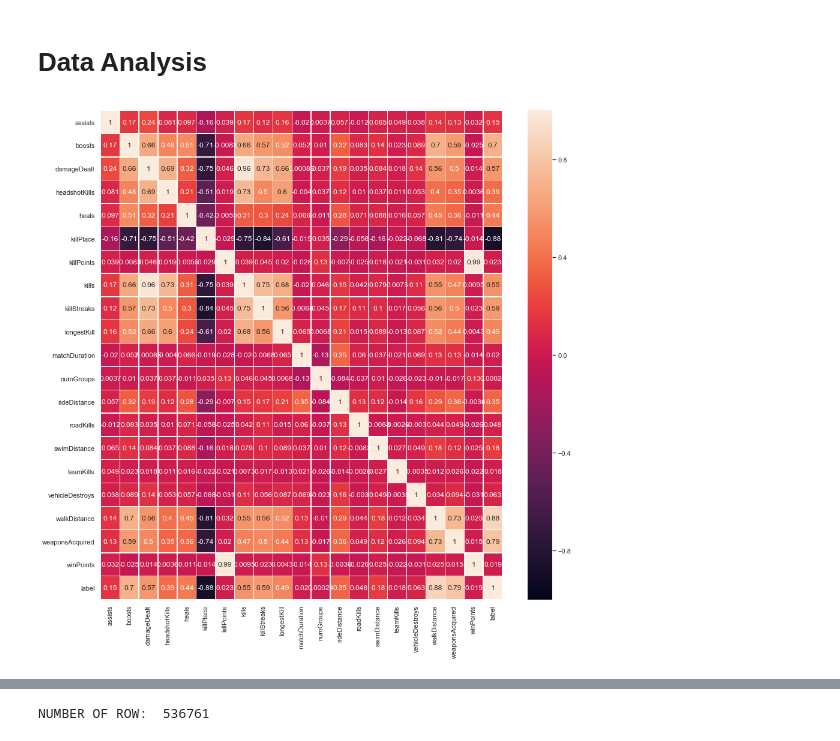
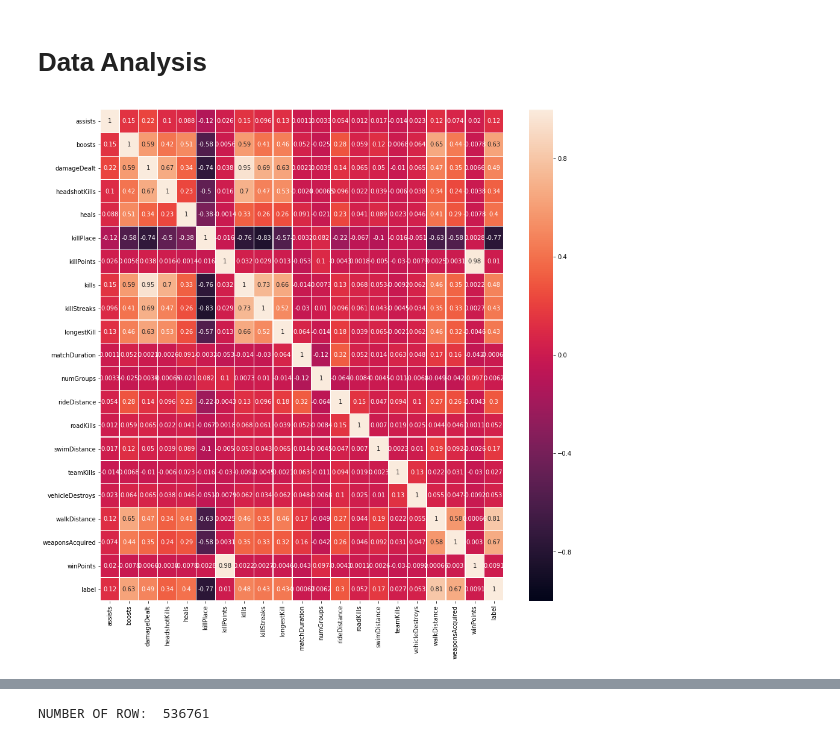
Before and after one commit to Villone96/PUBG-finish-placement-prediction, a Jupyter notebook: code/Advance_Machine_Learning_code.ipynb, the cells around one changed output, grey strips where cells are left out. Cells and saved outputs as stored; diff of their text form; code cells hidden in the pictures.

```diff
--- a/code/Advance_Machine_Learning_code.ipynb
+++ b/code/Advance_Machine_Learning_code.ipynb
@@ -368,8 +366,8 @@ NUMBER OF ROWS:  536761
 # %% [markdown]
 # Data Analysis
 # %%
-print_correlation_matrix(match_dataset)
+print_correlation_matrix(typology_data)
 # %% [output]
-[figure, old version]
+[figure, new version]
 # %%
 print_distribution(typology_data)
```
Also changed, not shown: parts of 9 cells of this notebook.
